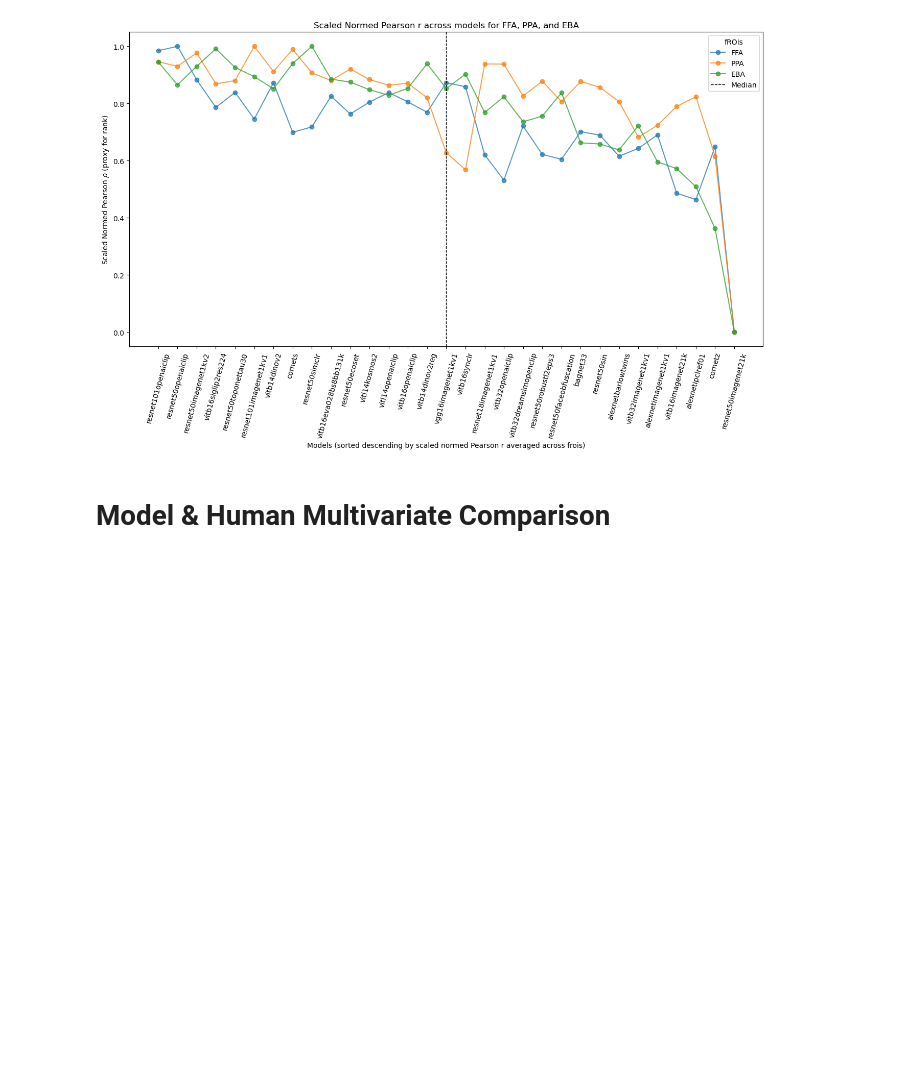
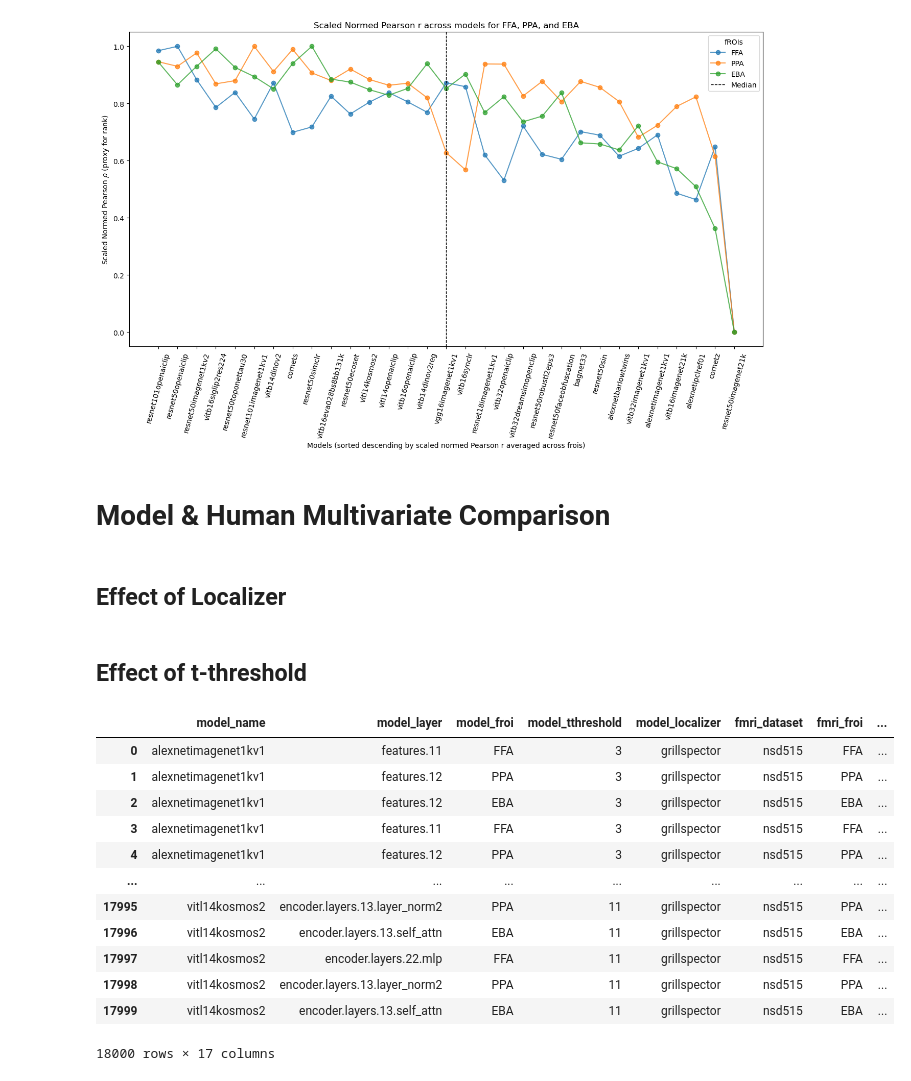
Before and after one commit to murtylab/comparing-category-selectivity, a Jupyter notebook: preprint/plots.ipynb, the cells around one changed output. Saved outputs shown, nothing was run; the diff lists cells and outputs as text; code cells hidden in the pictures; blank space fills up the shorter version.

```diff
--- a/preprint/plots.ipynb
+++ b/preprint/plots.ipynb
@@ -404,3 +469,23 @@ for froi in frois:
     plt.savefig(f'{plot_dir}/modelhuman_multivariate_{froi}.pdf')
     # plt.show()
     plt.close()
+# %% [markdown]
+## Effect of Localizer
+# %% [markdown]
+## Effect of t-threshold
+# %%
+tthreshold_effect_csv
+# %% [output]
+|  | model_name | model_layer | model_froi | model_tthreshold | model_localizer | fmri_dataset | fmri_froi | ... |
+| 0 | alexnetimagenet1kv1 | features.11 | FFA | 3 | grillspector | nsd515 | FFA | ... |
+| 1 | alexnetimagenet1kv1 | features.12 | PPA | 3 | grillspector | nsd515 | PPA | ... |
+| 2 | alexnetimagenet1kv1 | features.12 | EBA | 3 | grillspector | nsd515 | EBA | ... |
+| 3 | alexnetimagenet1kv1 | features.11 | FFA | 3 | grillspector | nsd515 | FFA | ... |
+| 4 | alexnetimagenet1kv1 | features.12 | PPA | 3 | grillspector | nsd515 | PPA | ... |
+| ... | ... | ... | ... | ... | ... | ... | ... | ... |
+| 17995 | vitl14kosmos2 | encoder.layers.13.layer_norm2 | PPA | 11 | grillspector | nsd515 | PPA | ... |
+| 17996 | vitl14kosmos2 | encoder.layers.13.self_attn | EBA | 11 | grillspector | nsd515 | EBA | ... |
+| 17997 | vitl14kosmos2 | encoder.layers.22.mlp | FFA | 11 | grillspector | nsd515 | FFA | ... |
+| 17998 | vitl14kosmos2 | encoder.layers.13.layer_norm2 | PPA | 11 | grillspector | nsd515 | PPA | ... |
+| 17999 | vitl14kosmos2 | encoder.layers.13.self_attn | EBA | 11 | grillspector | nsd515 | EBA | ... |
+18000 rows × 17 columns
```
Also changed, not shown: parts of 4 cells of this notebook.
